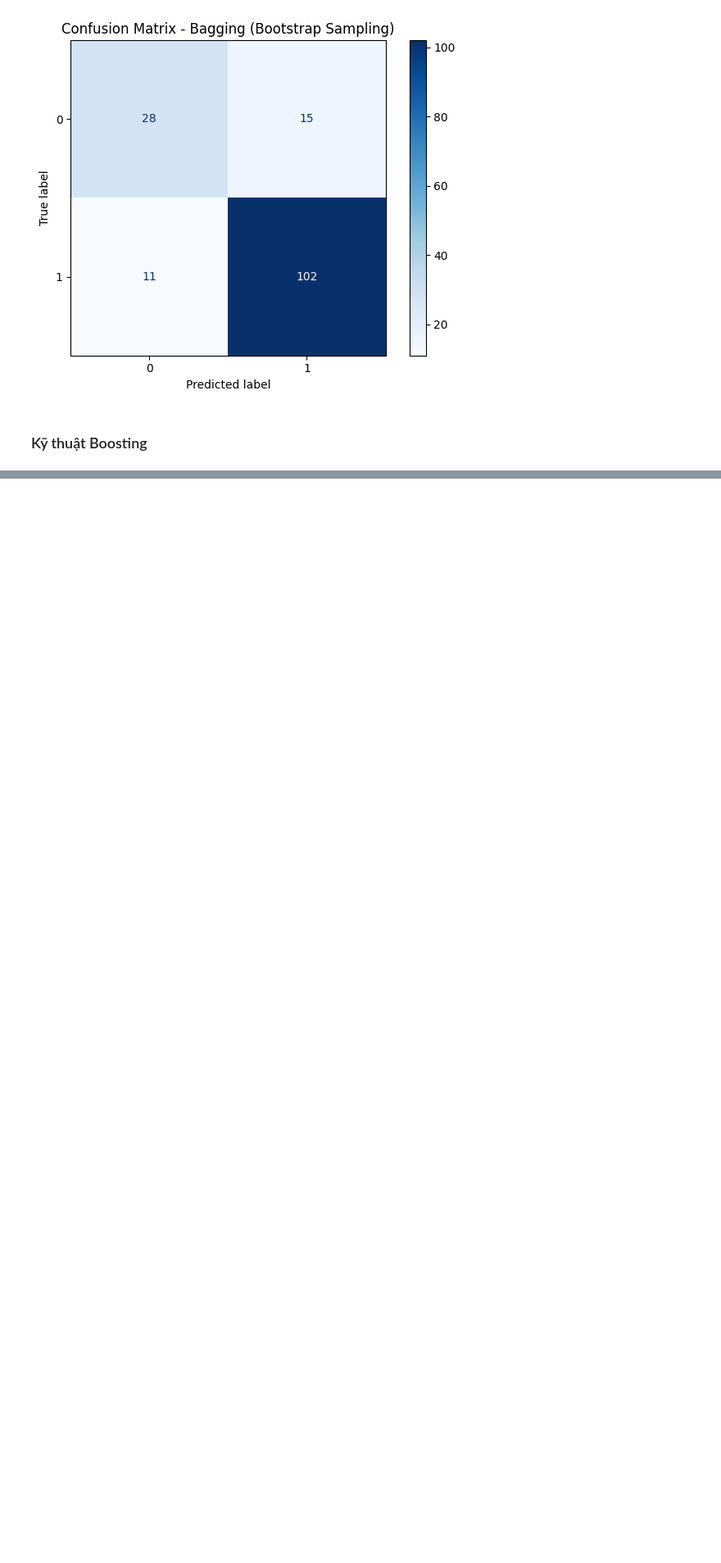
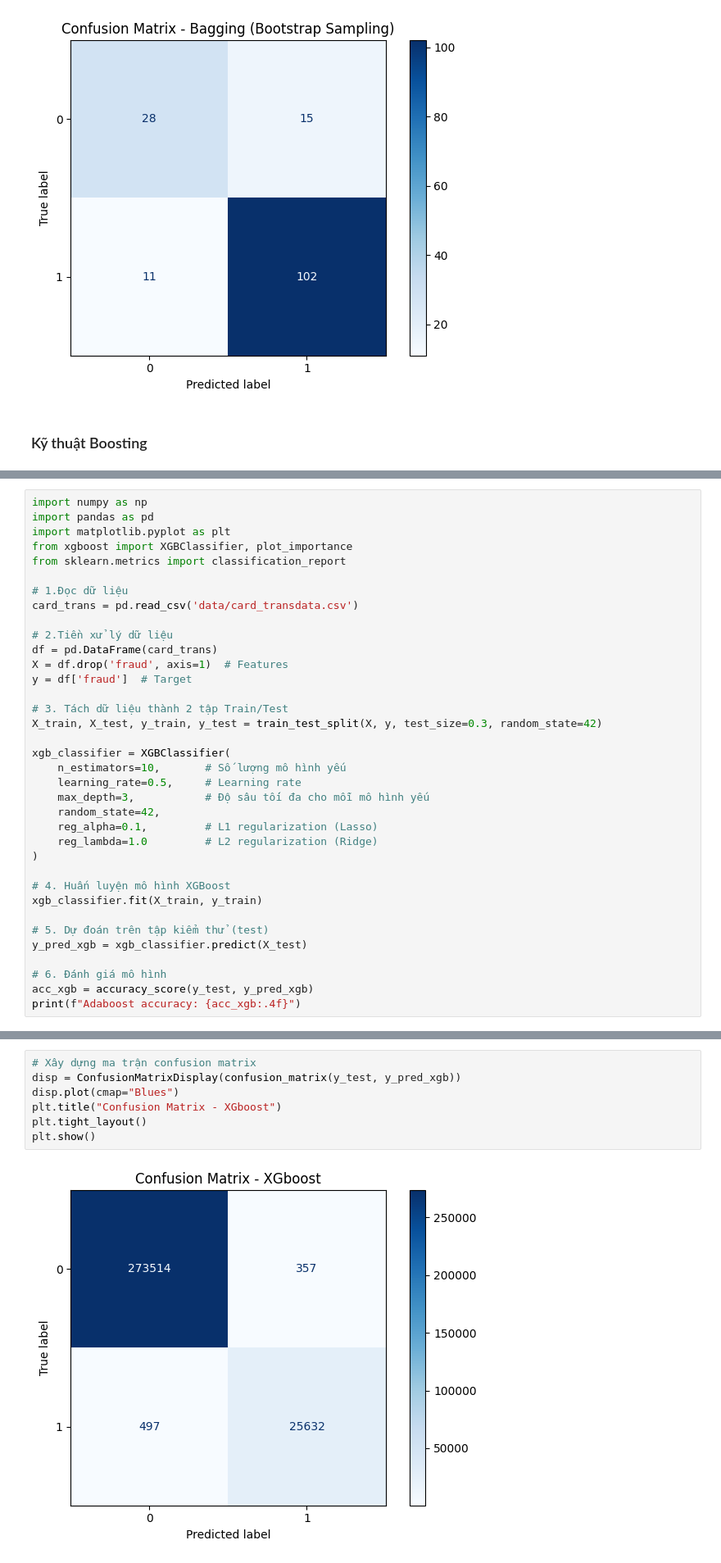
Before and after one commit to khanhtada/ai_from_fundamental_to_application, a Jupyter notebook: Chuong4/hoc_giam_sat/Mô hình Ensemble Learning.ipynb, the cells around one changed output, grey strips where cells are left out. Shown: that part at 82% size. Saved outputs shown, nothing was run; the diff lists cells and outputs as text; blank space fills up the shorter version.

```diff
--- a/Chuong4/hoc_giam_sat/Mô hình Ensemble Learning.ipynb
+++ b/Chuong4/hoc_giam_sat/Mô hình Ensemble Learning.ipynb
@@ -141,0 +258,36 @@ Boosting là kỹ thuật học tăng cường trong nhóm Ensemble Learning, đ
+# %%
+import numpy as np
+import pandas as pd
+import matplotlib.pyplot as plt
+from xgboost import XGBClassifier, plot_importance
+from sklearn.metrics import classification_report
+
+# 1.Đọc dữ liệu
+card_trans = pd.read_csv('data/card_transdata.csv')
+
+# 2.Tiền xử lý dữ liệu
+df = pd.DataFrame(card_trans)
+X = df.drop('fraud', axis=1)  # Features
+y = df['fraud']  # Target
+
+# 3. Tách dữ liệu thành 2 tập Train/Test
+X_train, X_test, y_train, y_test = train_test_split(X, y, test_size=0.3, random_state=42)
+
+xgb_classifier = XGBClassifier(
+    n_estimators=10,       # Số lượng mô hình yếu
+    learning_rate=0.5,     # Learning rate
+    max_depth=3,           # Độ sâu tối đa cho mỗi mô hình yếu
+    random_state=42,
+    reg_alpha=0.1,         # L1 regularization (Lasso)
+    reg_lambda=1.0         # L2 regularization (Ridge)
+)
+
+# 4. Huấn luyện mô hình XGBoost
+xgb_classifier.fit(X_train, y_train)
+
+# 5. Dự đoán trên tập kiểm thử (test)
+y_pred_xgb = xgb_classifier.predict(X_test)
+
+# 6. Đánh giá mô hình
+acc_xgb = accuracy_score(y_test, y_pred_xgb)
+print(f"Adaboost accuracy: {acc_xgb:.4f}")
@@ -141,0 +296,9 @@ Boosting là kỹ thuật học tăng cường trong nhóm Ensemble Learning, đ
+# %%
+# Xây dựng ma trận confusion matrix
+disp = ConfusionMatrixDisplay(confusion_matrix(y_test, y_pred_xgb))
+disp.plot(cmap="Blues")
+plt.title("Confusion Matrix - XGboost")
+plt.tight_layout()
+plt.show()
+# %% [output]
+[figure, added]
```
Also changed, not shown: parts of 13 cells of this notebook, 1 other file.
